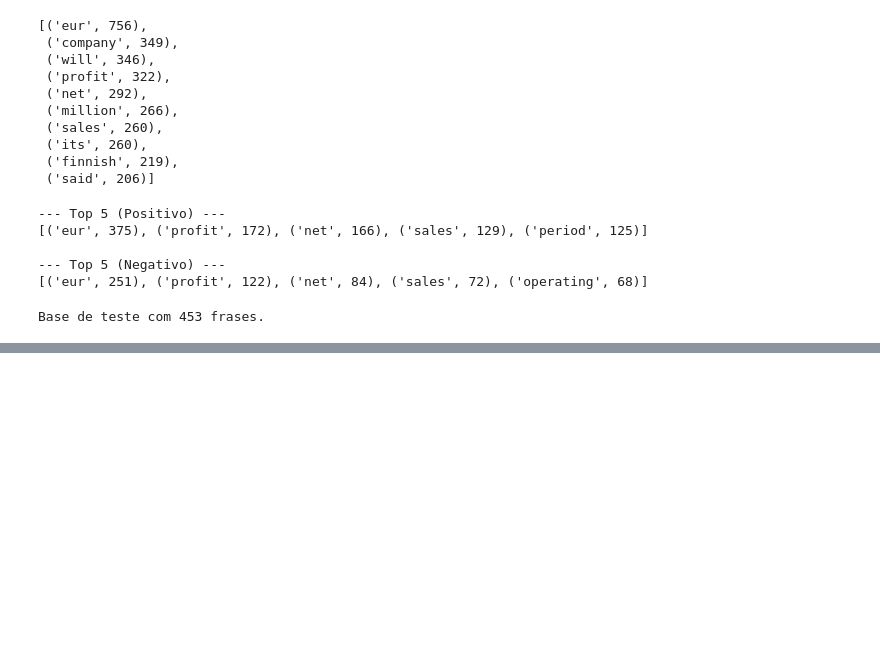
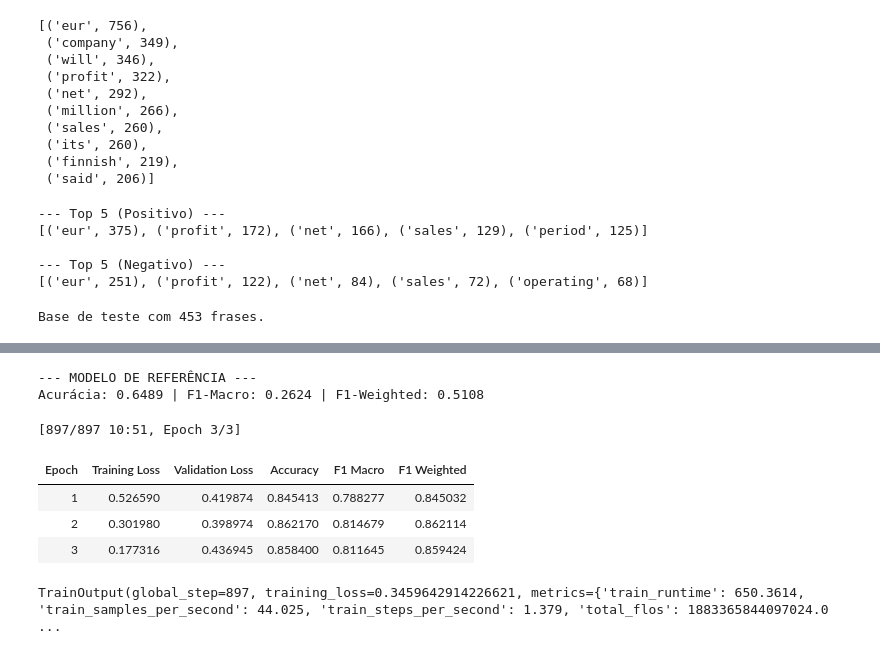
Before and after one commit to Flavio-98/financial-sentiment-analysis-transformers, a Jupyter notebook: Projeto2_AnaliseSentimento_MercadoFinanceiro.ipynb, the cells around one changed output, grey strips where cells are left out. Drawn from its saved outputs; the diff is of its cells as text; code cells hidden in the pictures; blank space fills up the shorter version.

```diff
--- a/Projeto2_AnaliseSentimento_MercadoFinanceiro.ipynb
+++ b/Projeto2_AnaliseSentimento_MercadoFinanceiro.ipynb
@@ -186,0 +249,7 @@ weighted avg       0.97      0.97      0.97       453
+# %%
+def limpar_texto(texto):
+    texto = re.sub(r"http\S+|www\S+", "", texto)
+    texto = re.sub(r"\s+", " ", texto).strip()
+    return texto
+
+df_twitter["texto_limpo"] = df_twitter["texto"].apply(limpar_texto)
@@ -186,0 +273,14 @@ weighted avg       0.97      0.97      0.97       453
+# %%
+dummy = DummyClassifier(strategy="most_frequent")
+dummy.fit(X_train, y_train)
+y_pred_dummy = dummy.predict(X_test)
+
+acc_dummy = accuracy_score(y_test, y_pred_dummy)
+f1_macro_dummy = f1_score(y_test, y_pred_dummy, average="macro")
+f1_weighted_dummy = f1_score(y_test, y_pred_dummy, average="weighted")
+
+print("--- MODELO DE REFERÊNCIA ---")
+print(f"Acurácia: {acc_dummy:.4f} | F1-Macro: {f1_macro_dummy:.4f} | F1-Weighted: {f1_weighted_dummy:.4f}")
+# %% [output]
+--- MODELO DE REFERÊNCIA ---
+Acurácia: 0.6489 | F1-Macro: 0.2624 | F1-Weighted: 0.5108
@@ -186,0 +340,9 @@ weighted avg       0.97      0.97      0.97       453
+# %%
+trainer.train()
+# %% [output]
+[897/897 10:51, Epoch 3/3]
+| Epoch | Training Loss | Validation Loss | Accuracy | F1 Macro | F1 Weighted |
+| 1 | 0.526590 | 0.419874 | 0.845413 | 0.788277 | 0.845032 |
+| 2 | 0.301980 | 0.398974 | 0.862170 | 0.814679 | 0.862114 |
+| 3 | 0.177316 | 0.436945 | 0.858400 | 0.811645 | 0.859424 |
+TrainOutput(global_step=897, training_loss=0.3459642914226621, metrics={'train_runtime': 650.3614, 'train_samples_per_second': 44.025, 'train_steps_per_second': 1.379, 'total_flos': 1883365844097024.0 ...
```
Also changed, not shown: parts of 9 cells of this notebook.
